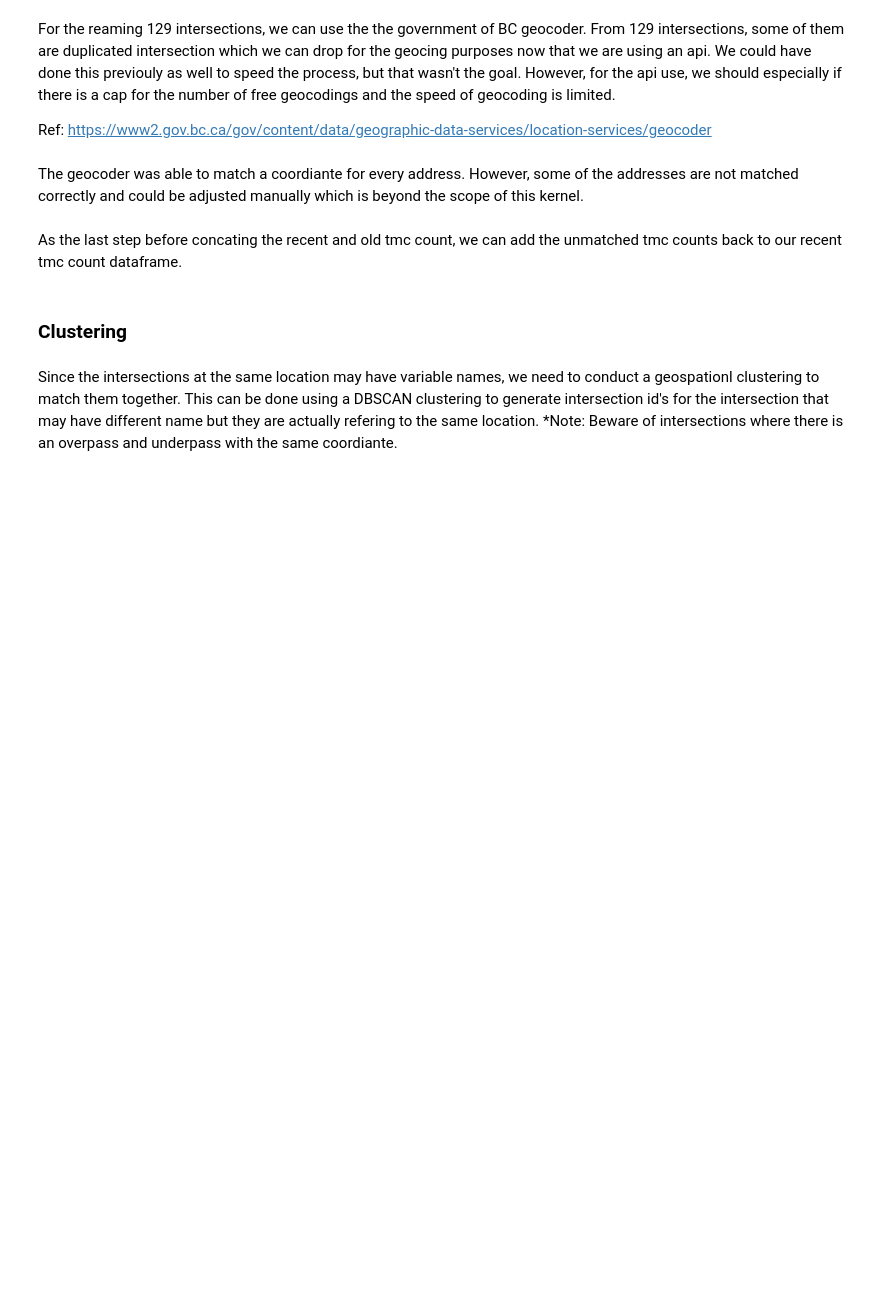
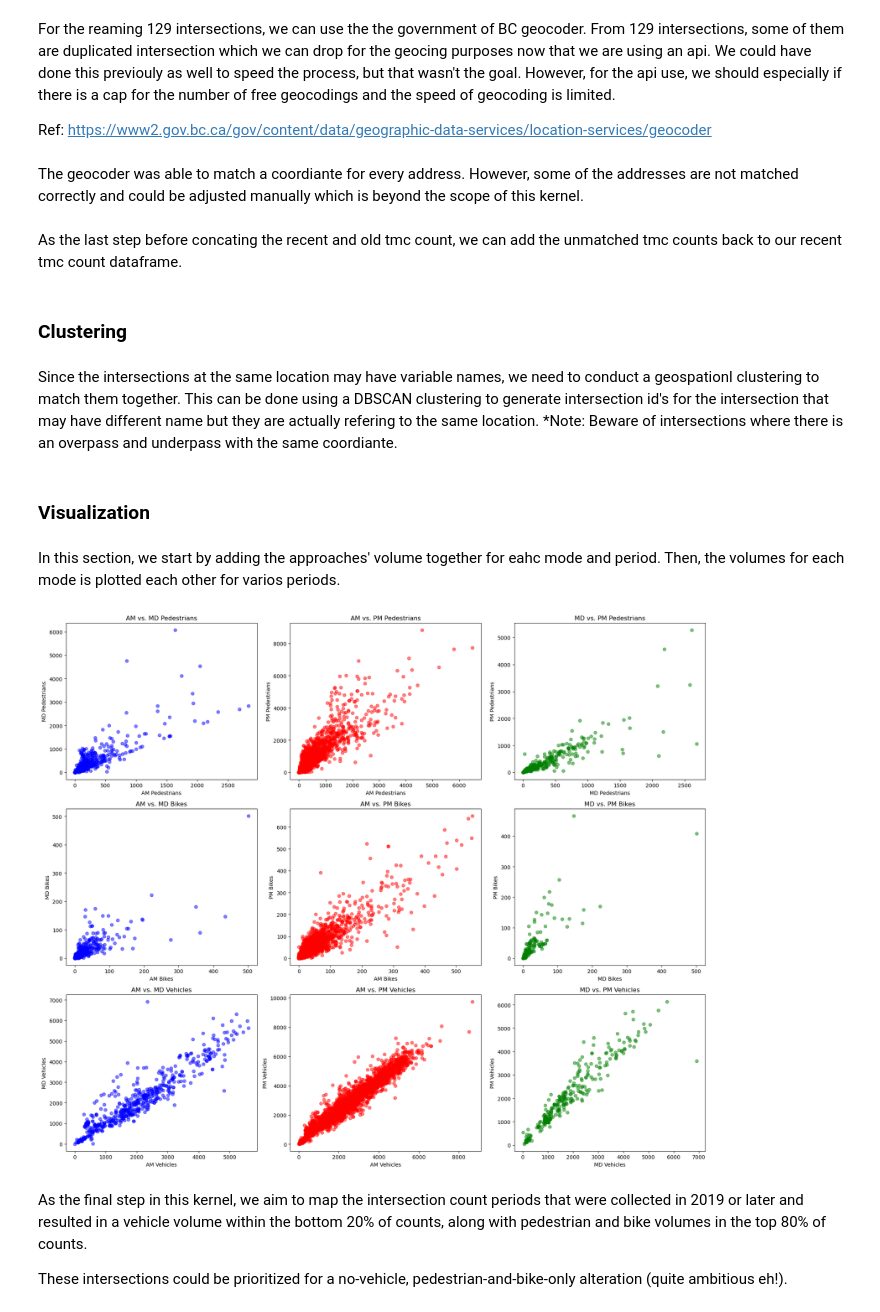
Before and after one commit to erfanhajibandeh/tmc-scraper, a Jupyter notebook: intersection_match_n_cluster.ipynb, the cells around one changed output. Cells and saved outputs as stored; diff of their text form; code cells hidden in the pictures; blank space fills up the shorter version.

```diff
--- a/intersection_match_n_cluster.ipynb
+++ b/intersection_match_n_cluster.ipynb
@@ -273,0 +274,74 @@ tmc.to_csv('tmc_viz.csv')
+# %% [markdown]
+### Visualization
+# %% [markdown]
+In this section, we start by adding the approaches' volume together for eahc mode and period. Then, the volumes for each mode is plotted each other for varios periods.
+# %%
+tmc_viz = tmc[['date','intersection','intersection_id','latitude','longitude','weather','AM_peak_hour','MD_peak_hour','PM_peak_hour']].copy()
+tmc_viz.loc[:,'AM_peds'] = tmc['AM_north_peds_vol'] + tmc['AM_east_peds_vol'] + tmc['AM_south_peds_vol'] + tmc['AM_west_peds_vol']
+tmc_viz.loc[:,'MD_peds'] = tmc['MD_north_peds_vol'] + tmc['MD_east_peds_vol'] + tmc['MD_south_peds_vol'] + tmc['MD_west_peds_vol']
+tmc_viz.loc[:,'PM_peds'] = tmc['PM_north_peds_vol'] + tmc['PM_east_peds_vol'] + tmc['PM_south_peds_vol'] + tmc['PM_west_peds_vol']
+tmc_viz.loc[:,'AM_bikes'] = tmc['AM_north_bikes_vol'] + tmc['AM_east_bikes_vol'] + tmc['AM_south_bikes_vol'] + tmc['AM_west_bikes_vol']
+tmc_viz.loc[:,'MD_bikes'] = tmc['MD_north_bikes_vol'] + tmc['MD_east_bikes_vol'] + tmc['MD_south_bikes_vol'] + tmc['MD_west_bikes_vol']
+tmc_viz.loc[:,'PM_bikes'] = tmc['PM_north_bikes_vol'] + tmc['PM_east_bikes_vol'] + tmc['PM_south_bikes_vol'] + tmc['PM_west_bikes_vol']
+tmc_viz.loc[:,'AM_veh'] = tmc['AM_north_veh_vol'] + tmc['AM_east_veh_vol'] + tmc['AM_south_veh_vol'] + tmc['AM_west_veh_vol']
+tmc_viz.loc[:,'MD_veh'] = tmc['MD_north_veh_vol'] + tmc['MD_east_veh_vol'] + tmc['MD_south_veh_vol'] + tmc['MD_west_veh_vol']
+tmc_viz.loc[:,'PM_veh'] = tmc['PM_north_veh_vol'] + tmc['PM_east_veh_vol'] + tmc['PM_south_veh_vol'] + tmc['PM_west_veh_vol']
+# %%
+fig, axs = plt.subplots(3, 3, figsize=(18, 15))
+
+# Setting up pedestrian plots
+axs[0, 0].scatter(tmc_viz['AM_peds'], tmc_viz['MD_peds'], color='blue', alpha=0.5)
+axs[0, 0].set_xlabel('AM Pedestrians')
+axs[0, 0].set_ylabel('MD Pedestrians')
+axs[0, 0].set_title('AM vs. MD Pedestrians')
+
+axs[0, 1].scatter(tmc_viz['AM_peds'], tmc_viz['PM_peds'], color='red', alpha=0.5)
+axs[0, 1].set_xlabel('AM Pedestrians')
+axs[0, 1].set_ylabel('PM Pedestrians')
+axs[0, 1].set_title('AM vs. PM Pedestrians')
+
+axs[0, 2].scatter(tmc_viz['MD_peds'], tmc_viz['PM_peds'], color='green', alpha=0.5)
+axs[0, 2].set_xlabel('MD Pedestrians')
+axs[0, 2].set_ylabel('PM Pedestrians')
+axs[0, 2].set_title('MD vs. PM Pedestrians')
+
+# Setting up bike plots
+axs[1, 0].scatter(tmc_viz['AM_bikes'], tmc_viz['MD_bikes'], color='blue', alpha=0.5)
+axs[1, 0].set_xlabel('AM Bikes')
+axs[1, 0].set_ylabel('MD Bikes')
+axs[1, 0].set_title('AM vs. MD Bikes')
+
+axs[1, 1].scatter(tmc_viz['AM_bikes'], tmc_viz['PM_bikes'], color='red', alpha=0.5)
+axs[1, 1].set_xlabel('AM Bikes')
+axs[1, 1].set_ylabel('PM Bikes')
+axs[1, 1].set_title('AM vs. PM Bikes')
+
+axs[1, 2].scatter(tmc_viz['MD_bikes'], tmc_viz['PM_bikes'], color='green', alpha=0.5)
+axs[1, 2].set_xlabel('MD Bikes')
+axs[1, 2].set_ylabel('PM Bikes')
+axs[1, 2].set_title('MD vs. PM Bikes')
+
+# Setting up vehicle plots
+axs[2, 0].scatter(tmc_viz['AM_veh'], tmc_viz['MD_veh'], color='blue', alpha=0.5)
+axs[2, 0].set_xlabel('AM Vehicles')
+axs[2, 0].set_ylabel('MD Vehicles')
+axs[2, 0].set_title('AM vs. MD Vehicles')
+
+axs[2, 1].scatter(tmc_viz['AM_veh'], tmc_viz['PM_veh'], color='red', alpha=0.5)
+axs[2, 1].set_xlabel('AM Vehicles')
+axs[2, 1].set_ylabel('PM Vehicles')
+axs[2, 1].set_title('AM vs. PM Vehicles')
+
+axs[2, 2].scatter(tmc_viz['MD_veh'], tmc_viz['PM_veh'], color='green', alpha=0.5)
+axs[2, 2].set_xlabel('MD Vehicles')
+axs[2, 2].set_ylabel('PM Vehicles')
+axs[2, 2].set_title('MD vs. PM Vehicles')
+
+plt.tight_layout()
+plt.show()
+# %% [output]
+[figure, added]
+# %% [markdown]
+As the final step in this kernel, we aim to map the intersection count periods that were collected in 2019 or later and resulted in a vehicle volume within the bottom 20% of counts, along with pedestrian and bike volumes in the top 80% of counts.
+
+These intersections could be prioritized for a no-vehicle, pedestrian-and-bike-only alteration (quite ambitious eh!).
```
Also changed, not shown: parts of 4 cells of this notebook, 4 other files.
